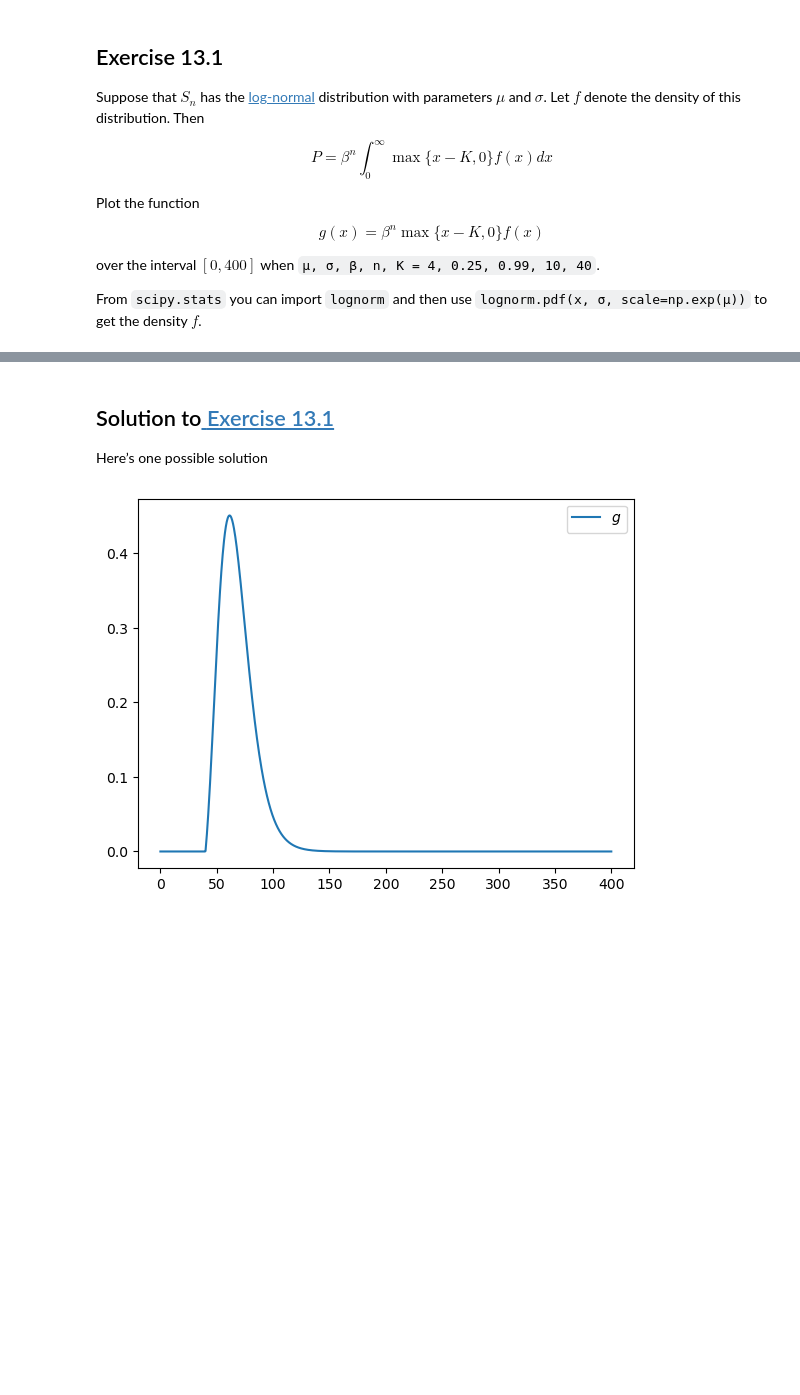
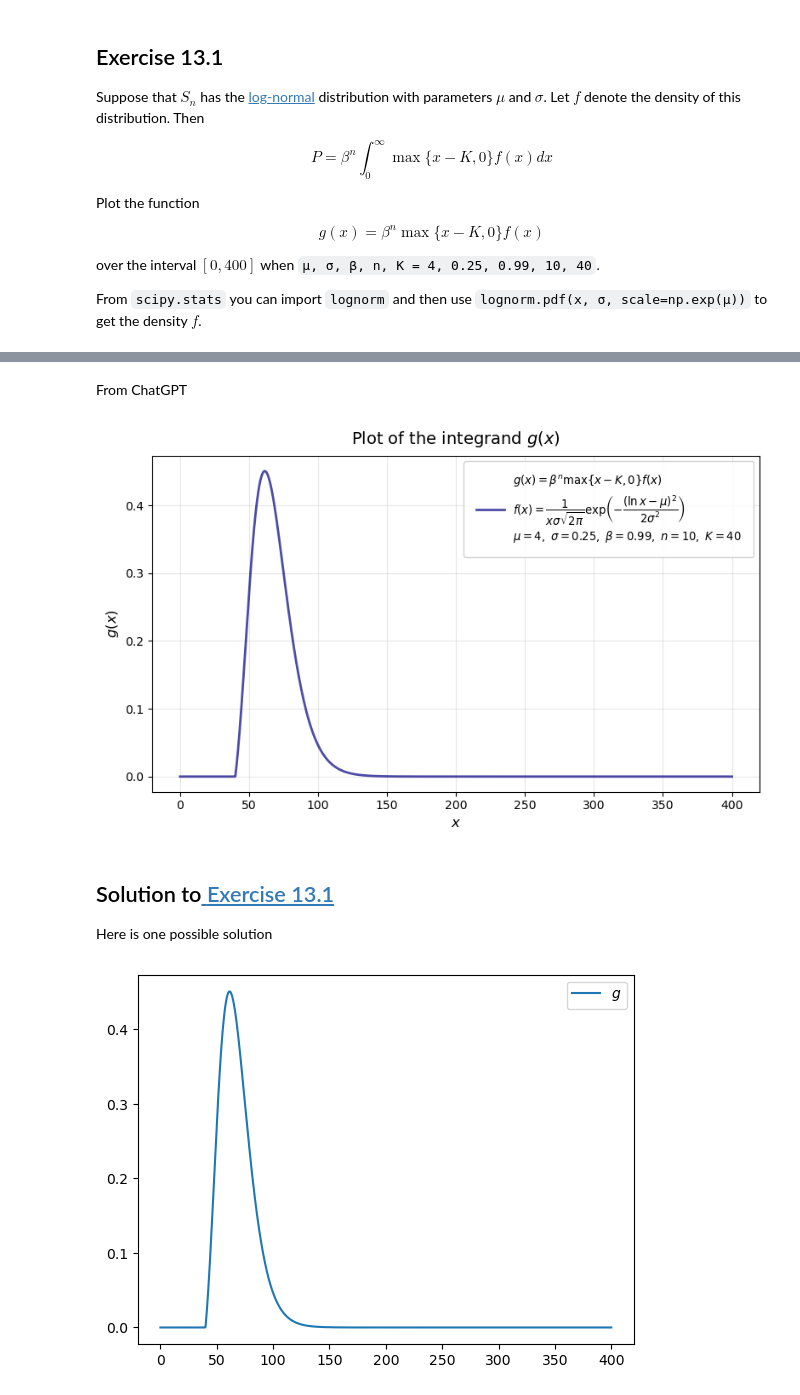
Before and after one commit to LiminMHuang/lecture-python-programming.myst, a Jupyter notebook: lectures/lecture13_scipy.ipynb, the cells around one changed output, grey strips where cells are left out. Cells and saved outputs as stored; diff of their text form; code cells hidden in the pictures; blank space fills up the shorter version.

```diff
--- a/lectures/lecture13_scipy.ipynb
+++ b/lectures/lecture13_scipy.ipynb
@@ -480,7 +519,59 @@ From `scipy.stats` you can import `lognorm` and then use `lognorm.pdf(x, σ, sca
+# %% [markdown]
+From ChatGPT
+# %%
+import numpy as np
+import matplotlib.pyplot as plt
+from scipy.stats import lognorm
+
+# Parameters
+μ, σ, β, n, K = 4, 0.25, 0.99, 10, 40
+
+# x grid
+x = np.linspace(0, 400, 1200)
+
+# Function definition
+y = β**n * np.maximum(x - K, 0) * lognorm.pdf(x, σ, scale=np.exp(μ))
+
+# Plot
+fig, ax = plt.subplots(figsize=(8, 5))
+
+# Legend text: three lines (formula, f(x) definition, parameters)
+label = (
+    r'$g(x) = \beta^n \max\{x - K, 0\} f(x)$' '\n'
+    r'$f(x) = \dfrac{1}{x\sigma\sqrt{2\pi}}'
+    r'\exp\!\left(-\dfrac{(\ln x - \mu)^2}{2\sigma^2}\right)$' '\n'
+    r'$\mu=4,\ \sigma=0.25,\ \beta=0.99,\ n=10,\ K=40$'
+)
+
+# Plot line
+ax.plot(x, y, linewidth=2, alpha=0.7, color='navy', label=label)
+
+# Labels and title
+ax.set_xlabel(r'$x$', fontsize=12)
+ax.set_ylabel(r'$g(x)$', fontsize=12)
+ax.set_title(r'Plot of the integrand $g(x)$', fontsize=14, pad=10)
+
+# Legend styling
+ax.legend(
+    loc='upper right',
+    fontsize=9.5,
+    frameon=True,
+    framealpha=0.9,
+    fancybox=True,
+    borderpad=1.1,
+    handlelength=2.5
+)
+
+# Minor layout and visual polish
+ax.grid(alpha=0.3)
+plt.tight_layout()
+plt.show()
+# %% [output]
+[figure, added]
 # %% [markdown]
 ## Solution to[ Exercise 13.1](https://python-programming.quantecon.org/#sp_ex01)
 
-Here’s one possible solution
+Here is one possible solution
 # %%
 from scipy.integrate import quad
 from scipy.stats import lognorm
```
Also changed, not shown: parts of 17 cells of this notebook, 1 other file.
